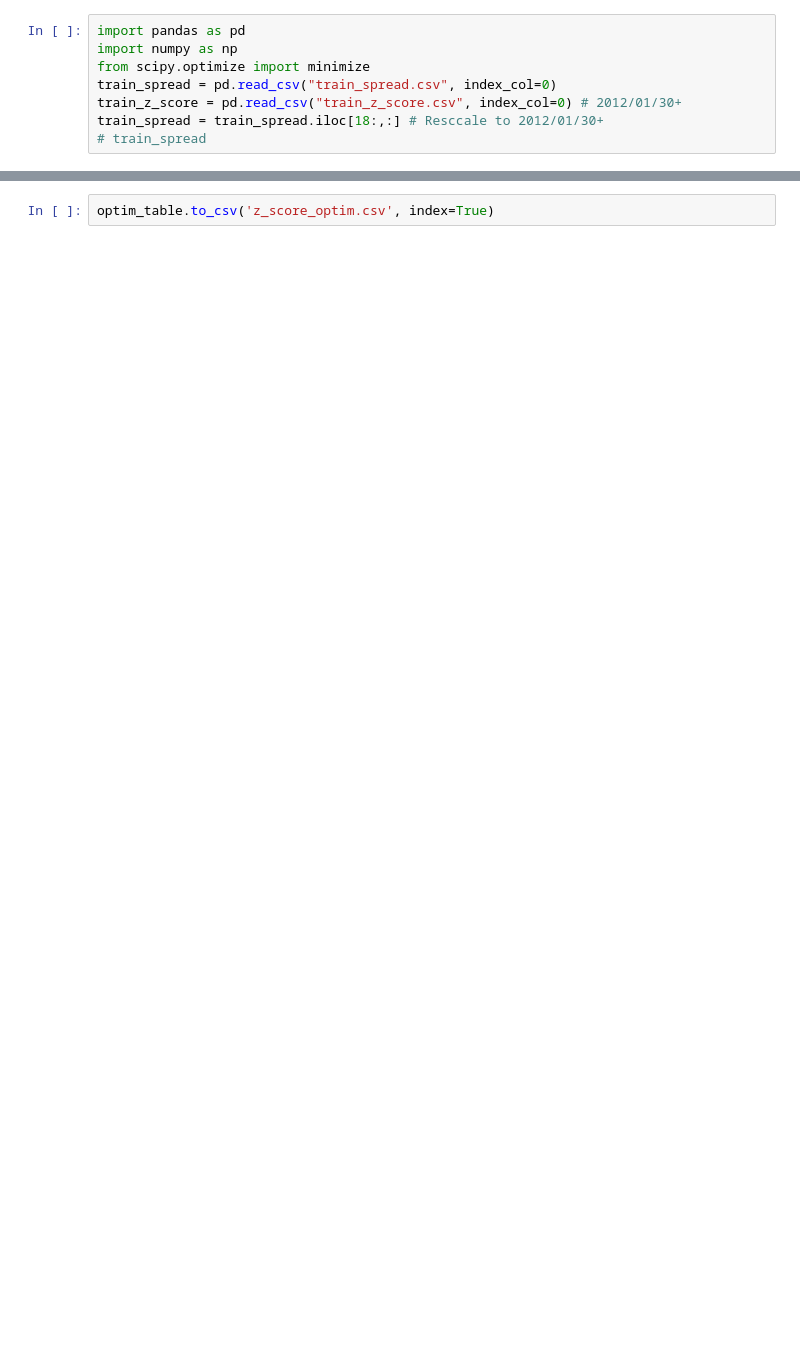
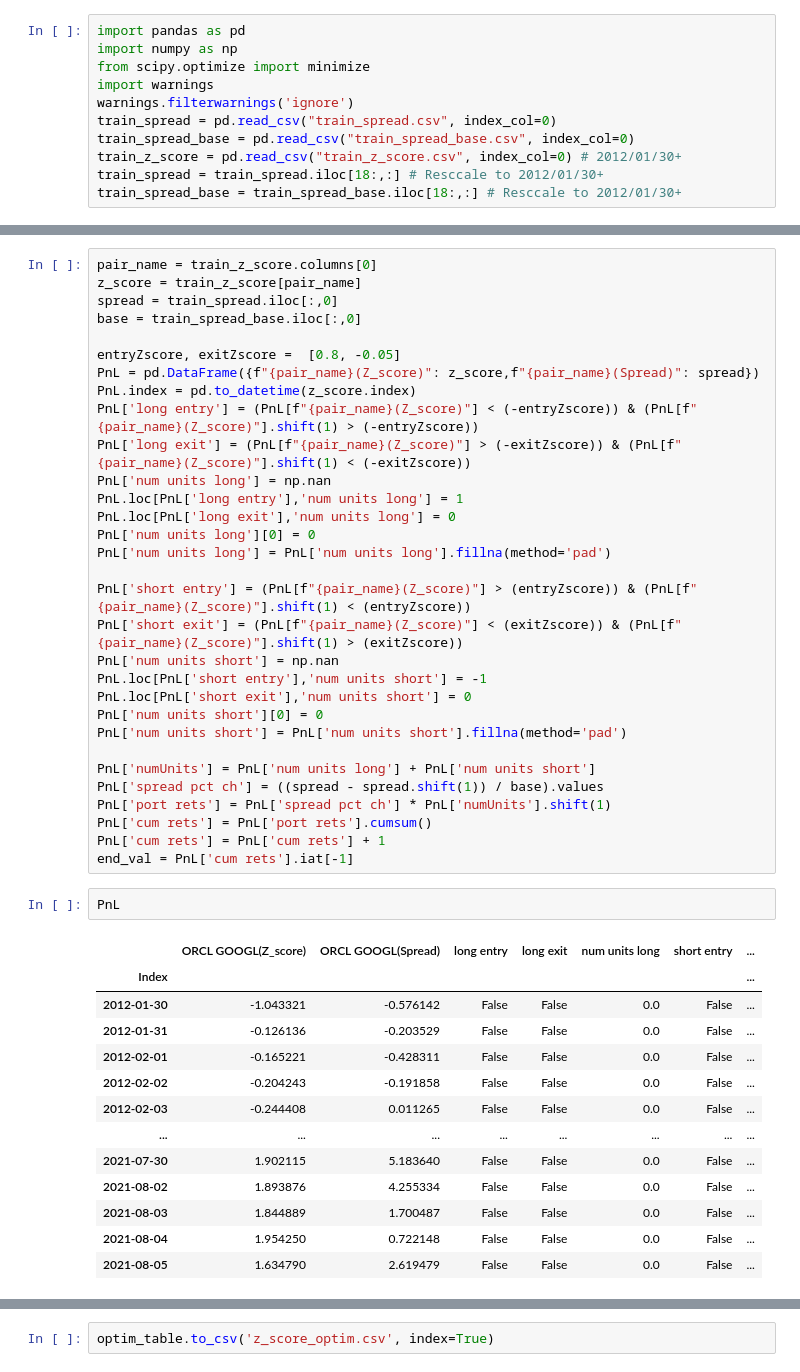
Before and after one commit to Softpandaa/Cointegration-based-pair-trading-with-DCC-eGARCH-volatility-clustering-and-portfolio-weigh, a Jupyter notebook: z_score_optim.ipynb, the cells around one changed output, grey strips where cells are left out. Saved outputs shown, nothing was run; the diff lists cells and outputs as text; blank space fills up the shorter version.

```diff
--- a/z_score_optim.ipynb
+++ b/z_score_optim.ipynb
@@ -2,7 +2,10 @@
 import pandas as pd
 import numpy as np
 from scipy.optimize import minimize
+import warnings
+warnings.filterwarnings('ignore')
 train_spread = pd.read_csv("train_spread.csv", index_col=0)
+train_spread_base = pd.read_csv("train_spread_base.csv", index_col=0)
 train_z_score = pd.read_csv("train_z_score.csv", index_col=0) # 2012/01/30+
 train_spread = train_spread.iloc[18:,:] # Resccale to 2012/01/30+
-# train_spread
+train_spread_base = train_spread_base.iloc[18:,:] # Resccale to 2012/01/30+
@@ -8,0 +14,47 @@ train_spread = train_spread.iloc[18:,:] # Resccale to 2012/01/30+
+# %%
+pair_name = train_z_score.columns[0]
+z_score = train_z_score[pair_name]
+spread = train_spread.iloc[:,0]
+base = train_spread_base.iloc[:,0]
+
+entryZscore, exitZscore =  [0.8, -0.05]
+PnL = pd.DataFrame({f"{pair_name}(Z_score)": z_score,f"{pair_name}(Spread)": spread})
+PnL.index = pd.to_datetime(z_score.index)
+PnL['long entry'] = (PnL[f"{pair_name}(Z_score)"] < (-entryZscore)) & (PnL[f"{pair_name}(Z_score)"].shift(1) > (-entryZscore))
+PnL['long exit'] = (PnL[f"{pair_name}(Z_score)"] > (-exitZscore)) & (PnL[f"{pair_name}(Z_score)"].shift(1) < (-exitZscore))
+PnL['num units long'] = np.nan
+PnL.loc[PnL['long entry'],'num units long'] = 1
+PnL.loc[PnL['long exit'],'num units long'] = 0
+PnL['num units long'][0] = 0
+PnL['num units long'] = PnL['num units long'].fillna(method='pad')
+
+PnL['short entry'] = (PnL[f"{pair_name}(Z_score)"] > (entryZscore)) & (PnL[f"{pair_name}(Z_score)"].shift(1) < (entryZscore))
+PnL['short exit'] = (PnL[f"{pair_name}(Z_score)"] < (exitZscore)) & (PnL[f"{pair_name}(Z_score)"].shift(1) > (exitZscore))
+PnL['num units short'] = np.nan
+PnL.loc[PnL['short entry'],'num units short'] = -1
+PnL.loc[PnL['short exit'],'num units short'] = 0
+PnL['num units short'][0] = 0
+PnL['num units short'] = PnL['num units short'].fillna(method='pad')
+
+PnL['numUnits'] = PnL['num units long'] + PnL['num units short']
+PnL['spread pct ch'] = ((spread - spread.shift(1)) / base).values
+PnL['port rets'] = PnL['spread pct ch'] * PnL['numUnits'].shift(1)
+PnL['cum rets'] = PnL['port rets'].cumsum()
+PnL['cum rets'] = PnL['cum rets'] + 1
+end_val = PnL['cum rets'].iat[-1]
+# %%
+PnL
+# %% [output]
+|  | ORCL GOOGL(Z_score) | ORCL GOOGL(Spread) | long entry | long exit | num units long | short entry | ... |
+| Index |  |  |  |  |  |  | ... |
+| 2012-01-30 | -1.043321 | -0.576142 | False | False | 0.0 | False | ... |
+| 2012-01-31 | -0.126136 | -0.203529 | False | False | 0.0 | False | ... |
+| 2012-02-01 | -0.165221 | -0.428311 | False | False | 0.0 | False | ... |
+| 2012-02-02 | -0.204243 | -0.191858 | False | False | 0.0 | False | ... |
+| 2012-02-03 | -0.244408 | 0.011265 | False | False | 0.0 | False | ... |
+| ... | ... | ... | ... | ... | ... | ... | ... |
+| 2021-07-30 | 1.902115 | 5.183640 | False | False | 0.0 | False | ... |
+| 2021-08-02 | 1.893876 | 4.255334 | False | False | 0.0 | False | ... |
+| 2021-08-03 | 1.844889 | 1.700487 | False | False | 0.0 | False | ... |
+| 2021-08-04 | 1.954250 | 0.722148 | False | False | 0.0 | False | ... |
+| 2021-08-05 | 1.634790 | 2.619479 | False | False | 0.0 | False | ... |
```
Also changed, not shown: parts of 9 cells of this notebook, 2 other files.
